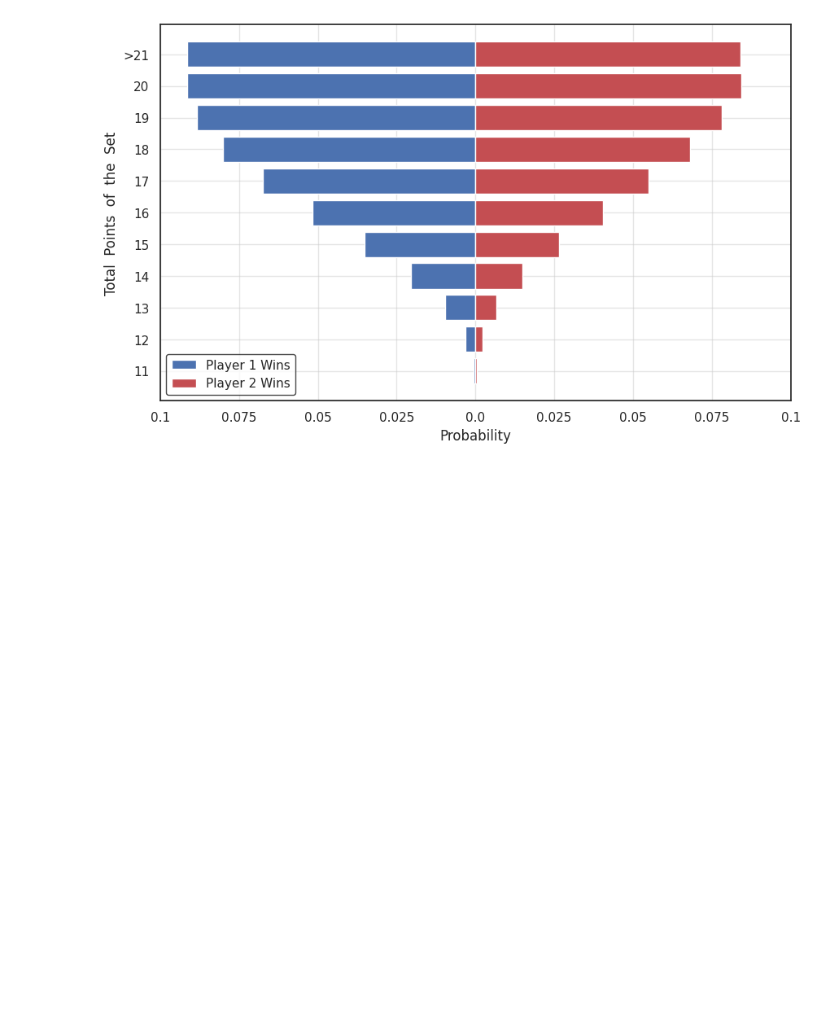
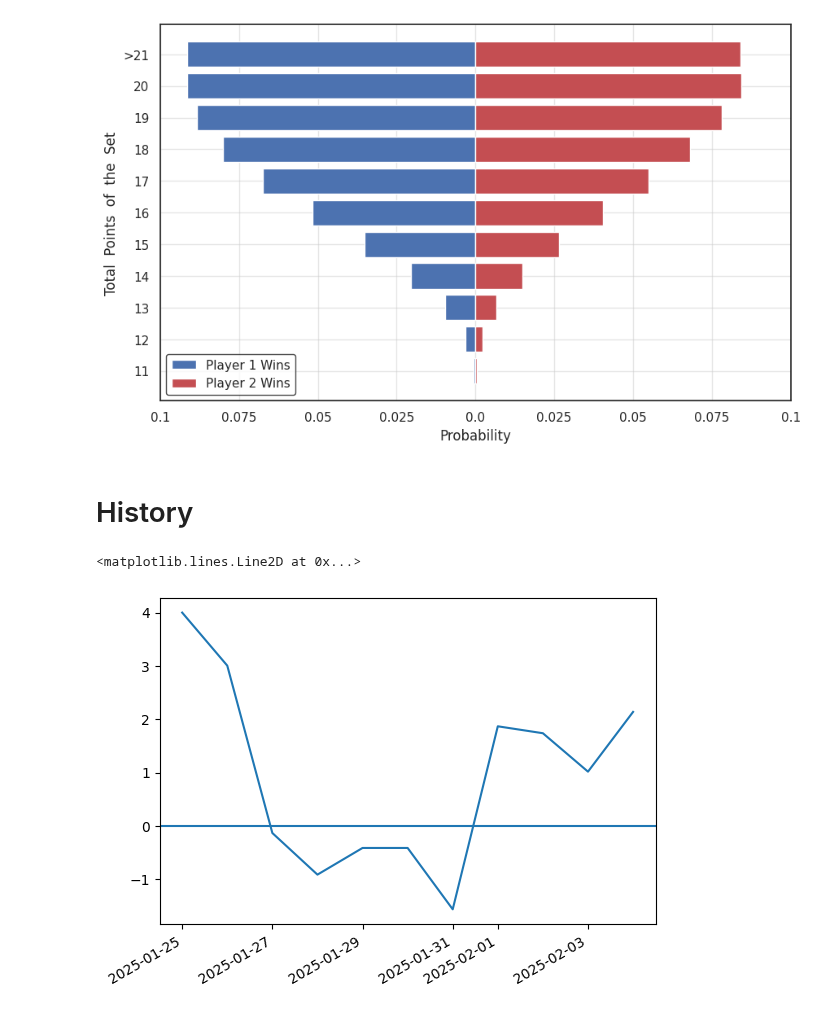
Before and after one commit to ansonkwokth/TableTennisPrediction, a Jupyter notebook: example.ipynb, the cells around one changed output. Saved outputs shown, nothing was run; the diff lists cells and outputs as text; code cells hidden in the pictures; blank space fills up the shorter version.

```diff
--- a/example.ipynb
+++ b/example.ipynb
@@ -519,3 +519,28 @@ plt.grid(True, linestyle='-', alpha=0.5)
 plt.show()
 # %% [output]
 [figure]
+# %% [markdown]
+# History
+# %%
+hist = {pd.to_datetime('2025-01-25'): 4,
+        pd.to_datetime('2025-01-26'): -0.994,
+        pd.to_datetime('2025-01-27'): -3.137,
+        pd.to_datetime('2025-01-28'): -0.78,
+        pd.to_datetime('2025-01-29'): 0.5,
+        pd.to_datetime('2025-01-30'): 0,
+        pd.to_datetime('2025-01-31'): -1.15,
+        pd.to_datetime('2025-02-01'): 3.43,
+        pd.to_datetime('2025-02-02'): -0.13,
+        pd.to_datetime('2025-02-03'): -0.72,
+        pd.to_datetime('2025-02-04'): 1.12,
+        }
+
+df_hist = pd.DataFrame.from_dict(hist, orient='index', columns=['Value'])
+# df_hist
+# %%
+plt.plot(df_hist.cumsum())
+plt.gcf().autofmt_xdate()
+plt.axhline(0)
+# %% [output]
+<matplotlib.lines.Line2D at 0x...>
+[figure, added]
```
Also changed, not shown: parts of 1 cell of this notebook.
